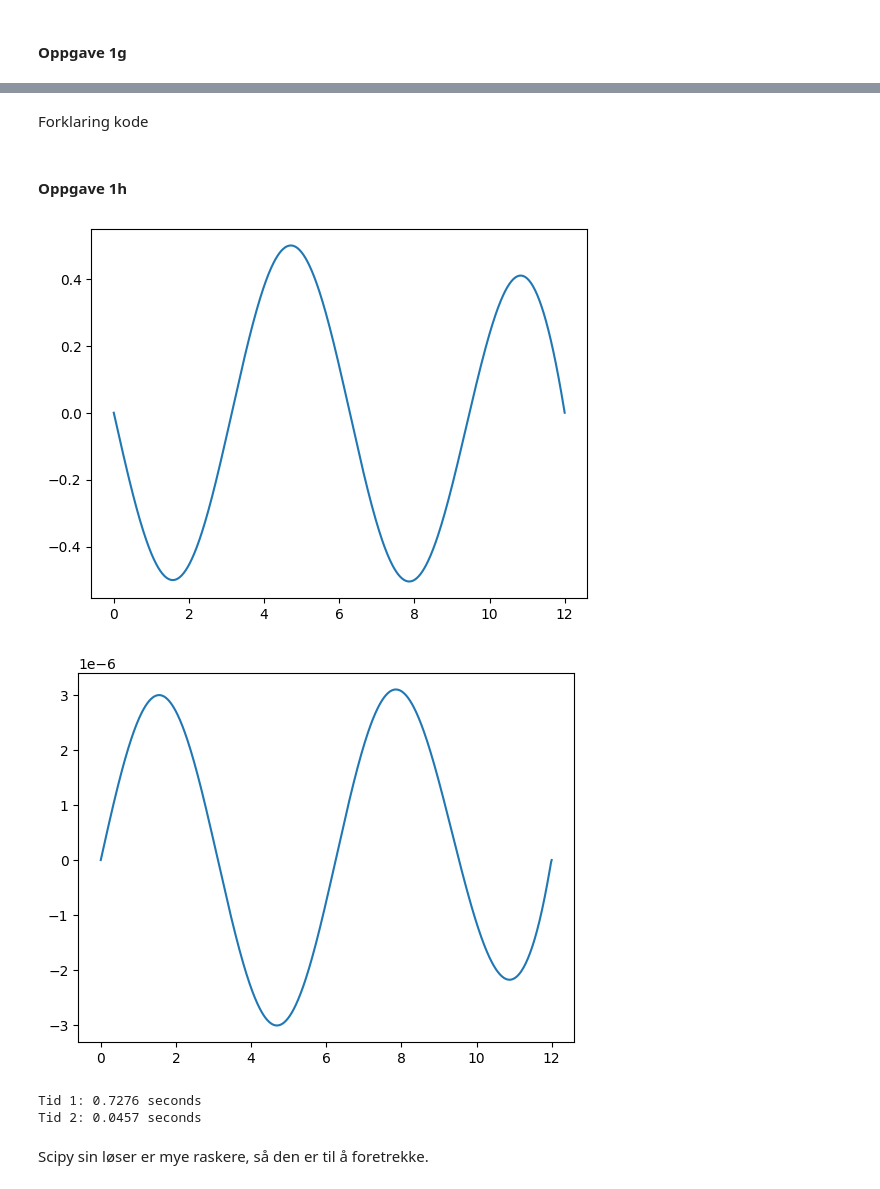
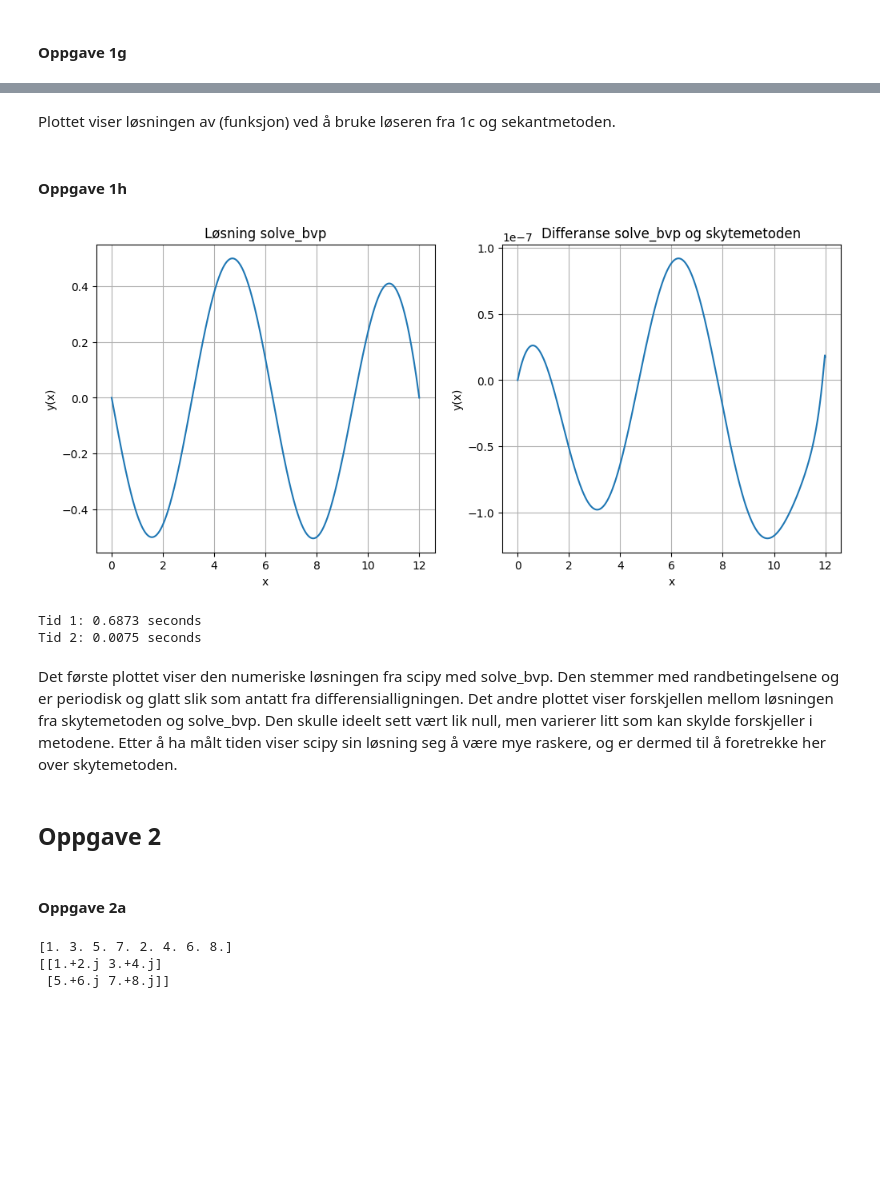
Before and after one commit to selmaberg05/TMA4320-Prosjekt3-gruppe-Andrihol-Emilyan-Selmahbe, a Jupyter notebook: Prosjekt3.ipynb, the cells around one changed output, grey strips where cells are left out. Drawn from its saved outputs; the diff is of its cells as text; code cells hidden in the pictures; blank space fills up the shorter version.

```diff
--- a/Prosjekt3.ipynb
+++ b/Prosjekt3.ipynb
@@ -151,8 +165,12 @@ tol = 1e-7
 def g(z):
     return z + np.sin(z) + np.cos(z)
 #Sekant
-print(secant(g, z0, z1, tol))
-#Analytisk
+zn = secant(g, z0, z1, tol)
+print(f"Rot fra sekantmetoden: {zn}")
+print(f"Setter vi inn roten for z får vi g(z) = {g(zn)}")
+
+#Analytisk metode for å bekrefte metoden
 z = sp.symbols('z')
-print(sp.nsolve(z + sp.sin(z) + sp.cos(z), 0))
+zs = sp.nsolve(z + sp.sin(z) + sp.cos(z), 0)
+print(f"Rot fra analytisk metode: {zs}")
 # %% [output]
@@ -220,7 +241,7 @@ def f(x, y):
 
 x0 = 0
 xend = 12
-y0 = np.array([0.0, b], dtype=float)
+y0 = np.array([0.0, 1], dtype=float)
 alpha = 0.8
 tol = 1e-7
 h0 = 0.1
@@ -239,5 +260,9 @@ plt.plot(X, Y[:, 0], label=f"Løsning med b = {roots[-1]:.6f}")
 
 end_num = time.perf_counter()
 
+plt.title("Løsning")
+plt.xlabel("x")
+plt.ylabel("y(x)")
+plt.grid()
 plt.show()
 # %% [output]
@@ -245,36 +270,53 @@ plt.show()
 # %% [markdown]
-Forklaring kode
+Plottet viser løsningen av (funksjon) ved å bruke løseren fra 1c og sekantmetoden.
 # %% [markdown]
 #### Oppgave 1h
 # %%
 def fun(x,y):
     return np.vstack([y[1], y[0] + np.sin(x)])
 
 def bc(ya, yb):
     return np.array([ya[0], yb[0]])
 
 
 start_scipy = time.perf_counter()
 
 x = np.copy(X)
 y = np.zeros((2, x.size))
 
 res = solve_bvp(fun, bc, x, y)
 
+plt.figure(figsize=(12, 5))
+
+
+plt.subplot(1,2,1)
 plt.plot(res.x, res.y[0])
-plt.show()
+plt.title("Løsning solve_bvp")
+plt.xlabel("x")
+plt.ylabel("y(x)")
+plt.grid()
 end_scipy = time.perf_counter()
 
 
+plt.subplot(1,2,2)
 plt.plot(x, Y[:, 0] - res.sol(x)[0] )
+plt.title("Differanse solve_bvp og skytemetoden")
+plt.xlabel("x")
+plt.ylabel("y(x)")
+plt.grid()
 plt.show()
 
 print(f"Tid 1: {end_num - start_num:.4f} seconds")
 print(f"Tid 2: {end_scipy - start_scipy:.4f} seconds")
 # %% [output]
-[figure, old version]
+[figure, new version]
-[figure, removed]
-Tid 1: 0.7276 seconds
-Tid 2: 0.0457 seconds
+Tid 1: 0.6873 seconds
+Tid 2: 0.0075 seconds
 # %% [markdown]
-Scipy sin løser er mye raskere, så den er til å foretrekke.
+Det første plottet viser den numeriske løsningen fra scipy med solve_bvp. Den stemmer med randbetingelsene og er periodisk og glatt slik som antatt fra differensialligningen.
+Det andre plottet viser forskjellen mellom løsningen fra skytemetoden og solve_bvp. Den skulle ideelt sett vært lik null, men varierer litt som kan skylde forskjeller i metodene.
+Etter å ha målt tiden viser scipy sin løsning seg å være mye raskere, og er dermed til å foretrekke her over skytemetoden.
+# %% [markdown]
+## Oppgave 2
+# %% [markdown]
+#### Oppgave 2a
@@ -280,0 +339,13 @@ Scipy sin løser er mye raskere, så den er til å foretrekke.
+# %%
+M = [
+    [1 + 2j, 3 + 4j],
+    [5 + 6j, 7 + 8j],
+]
+print(matrixToVector(M))
+
+m = [1,3,5,7,2,4,6,8]
+print(vectorToMatrix(m))
+# %% [output]
+[1. 3. 5. 7. 2. 4. 6. 8.]
+[[1.+2.j 3.+4.j]
+ [5.+6.j 7.+8.j]]
```
Also changed, not shown: parts of 25 cells of this notebook.
